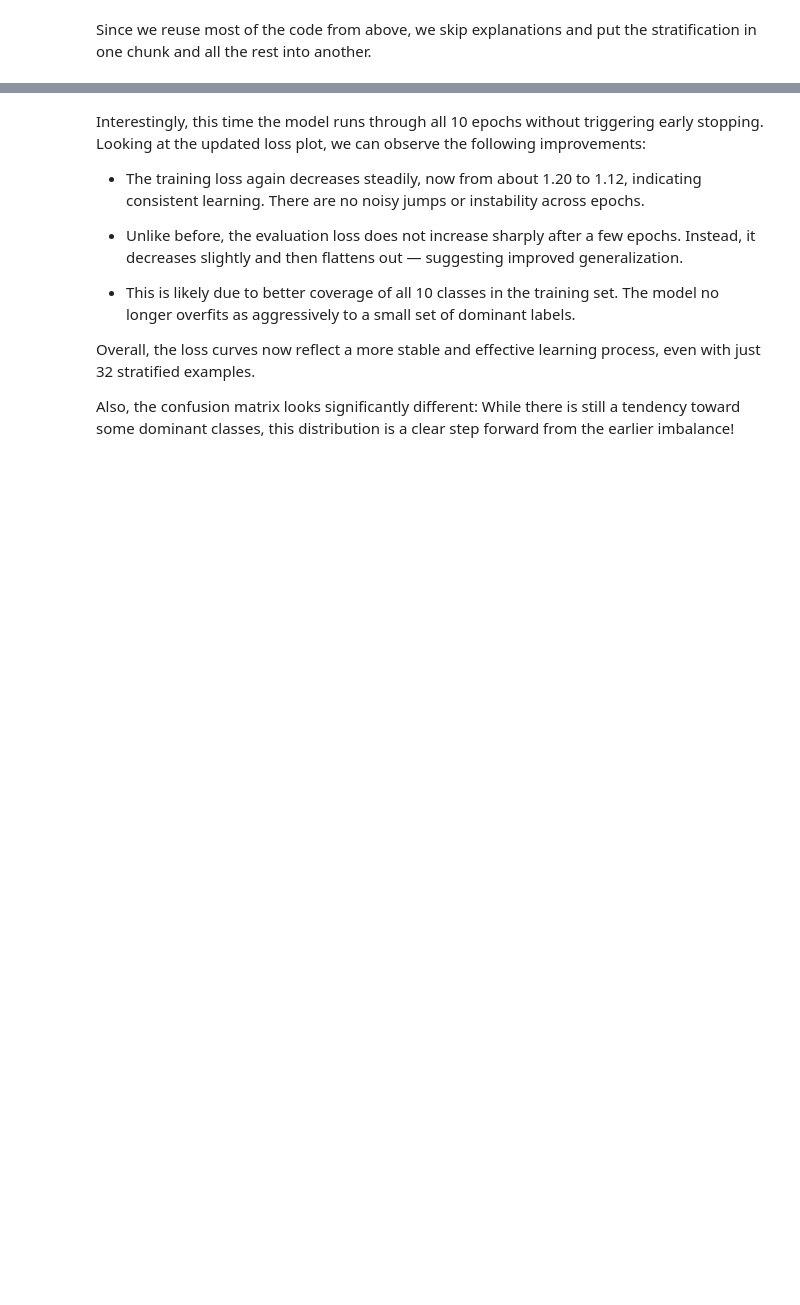
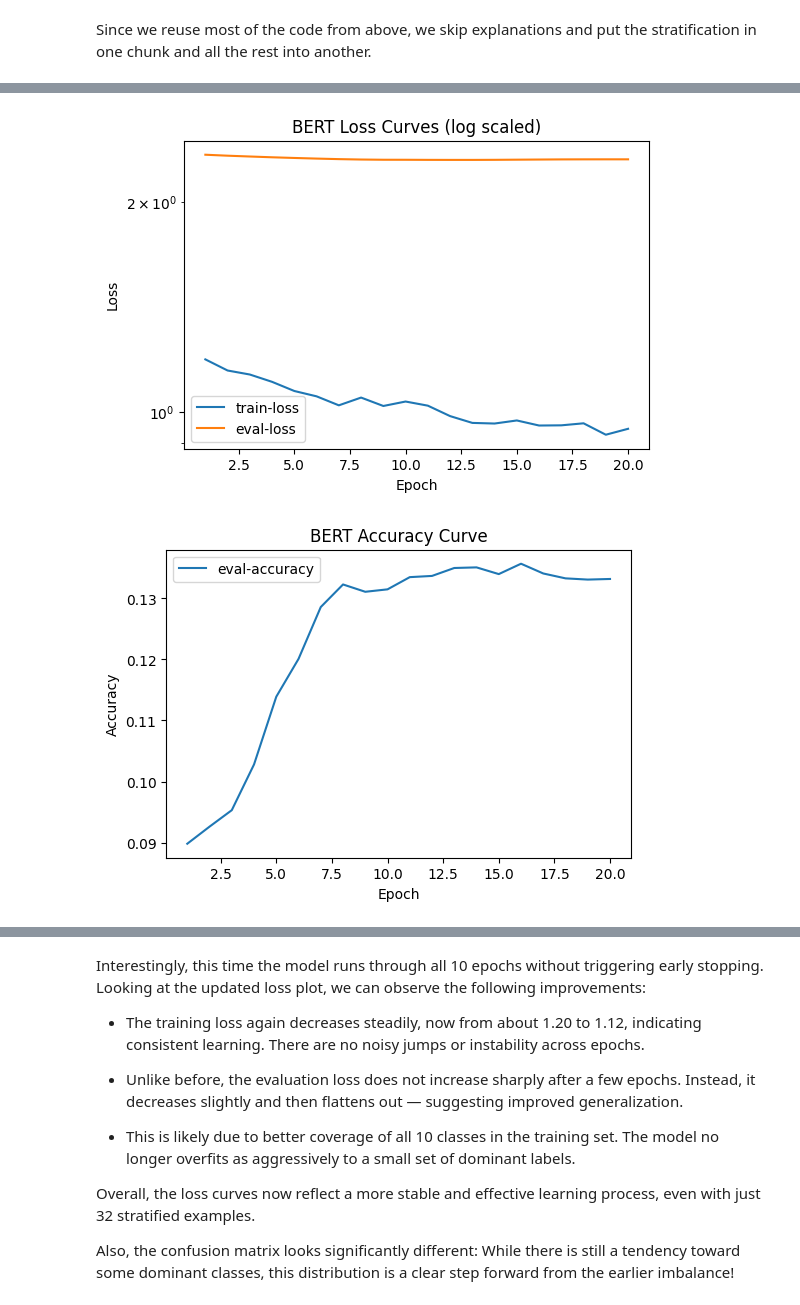
Before and after one commit to otausendschoen/NLP_Yahoo-Answers, a Jupyter notebook: project.ipynb, the cells around one changed output, grey strips where cells are left out. Saved outputs shown, nothing was run; the diff lists cells and outputs as text; code cells hidden in the pictures; blank space fills up the shorter version.

```diff
--- a/project.ipynb
+++ b/project.ipynb
@@ -1050,3 +1082,18 @@ dataset = DatasetDict({
+# %%
+stratified_train_df, stratuified_test_df = train_test_split(
+    df,
+    train_size=32,
+    stratify=df["topic"],
+    random_state=42
+)
+
+stratified_train_dataset = Dataset.from_pandas(train_df)
+stratified_test_dataset  = Dataset.from_pandas(test_df.sample(n=10000, random_state=42))  # cap for efficiency
+
+dataset = DatasetDict({
+    'train': stratified_train_dataset,
+    'test': stratified_test_dataset
+})
 # %%
 # Tokeniser -------------------------------------------------------------------
 def tokenize(batch):
@@ -1091,7 +1138,7 @@ args = TrainingArguments(
     learning_rate       = 2e-5,
     per_device_train_batch_size = batch_size,
     per_device_eval_batch_size  = batch_size,
-    num_train_epochs    = 10,
+    num_train_epochs    = 20,
     weight_decay        = 0.01,
     load_best_model_at_end = True,
     metric_for_best_model = "eval_loss",
@@ -1110,8 +1157,7 @@ trainer = Trainer(
     compute_metrics = compute_metrics,
     callbacks       = [EarlyStoppingCallback(early_stopping_patience=3)]
 )
-#train_output = trainer.train("yahoo-bert-32shot_strat")#remove string to train from scratch
-train_output = trainer.train(model)
+train_output = trainer.train("yahoo-bert-32shot-stratified/checkpoint-19")#remove string to train from scratch
 trainer.push_to_hub("yahoo-bert-32shot_strat")
 # %% [output]
 Some weights of BertForSequenceClassification were not initialized from the model checkpoint at bert-base-uncased and are newly initialized: ['classifier.bias', 'classifier.weight']
@@ -1119,0 +1169,9 @@ ValueError: Can't find a valid checkpoint at yahoo-bert-32shot_strat
+# %%
+model = AutoModelForSequenceClassification.from_pretrained("otausendschoen/yahoo-bert-32shot-stratified") #remove string to train from scratch
+trainer = Trainer(
+    model           = model,
+    args            = args,
+    train_dataset   = dataset["train"],
+    eval_dataset    = dataset["test"],
+    compute_metrics = compute_metrics
+)
@@ -1128,33 +1206,38 @@ for e in logs:
         steps_train.append(e['epoch'])
     if 'eval_loss' in e:
         eval_loss.append(e['eval_loss'])
         eval_acc.append(e['eval_accuracy'])
         steps_eval.append(e['epoch'])
 
 # Plot -----------------------------------------------------------------------
 plt.figure(figsize=(6,4))
 plt.plot(steps_train, train_loss, label="train-loss")
 plt.plot(steps_eval, eval_loss, label="eval-loss")
-plt.xlabel("Epoch"); plt.ylabel("Loss"); plt.legend(); plt.title("BERT Loss Curves")
+plt.xlabel("Epoch"); plt.yscale("log");plt.ylabel("Loss"); plt.legend(); plt.title("BERT Loss Curves (log scaled)")
 plt.show()
 
 plt.figure(figsize=(6,4))
 plt.plot(steps_eval, eval_acc, label="eval-accuracy")
 plt.xlabel("Epoch"); plt.ylabel("Accuracy"); plt.legend(); plt.title("BERT Accuracy Curve")
 plt.show()
 
+
+
 from sklearn.metrics import confusion_matrix, ConfusionMatrixDisplay
 small_eval = dataset["test"].select(range(1000))
 preds = trainer.predict(small_eval)
-
 # Predict on test set
 y_true = preds.label_ids
 y_pred = preds.predictions.argmax(-1)
-label_names = train_dataset.features['topic'].names
 
+label_names = class_names
 # Plot confusion matrix
 cm = confusion_matrix(y_true, y_pred)
 disp = ConfusionMatrixDisplay(confusion_matrix=cm, display_labels=label_names)
+
 disp.plot(xticks_rotation=45, cmap='Blues')
 plt.title("Confusion Matrix (32-shot BERT)")
 plt.show()
+# %% [output]
+[figure, added]
+[figure, added]
```
Also changed, not shown: parts of 43 cells of this notebook.
